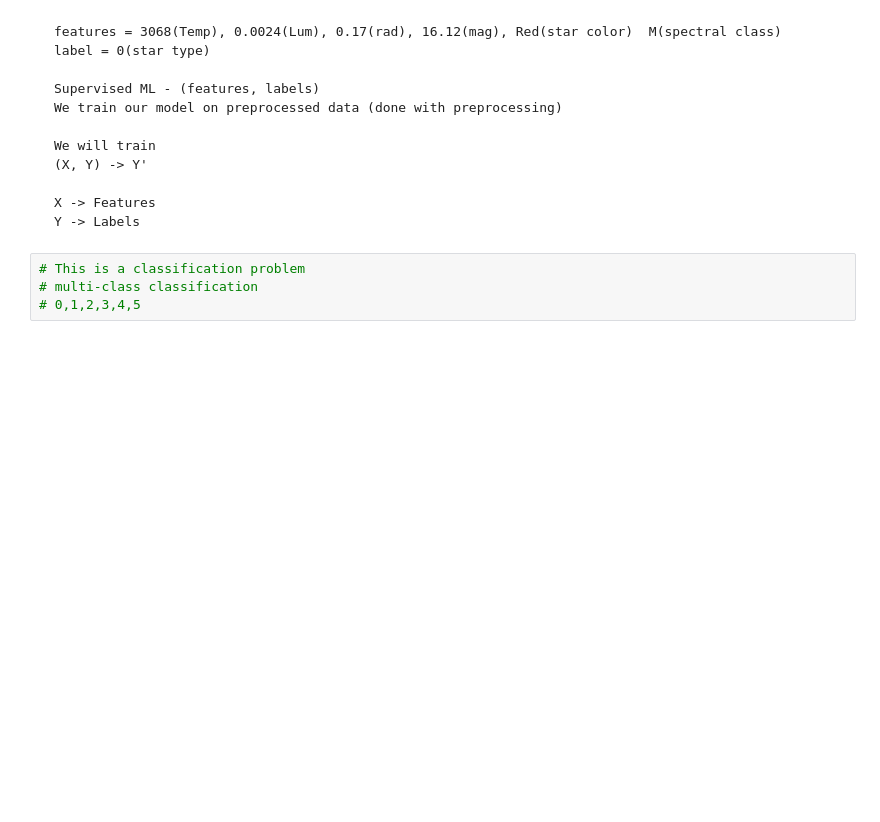
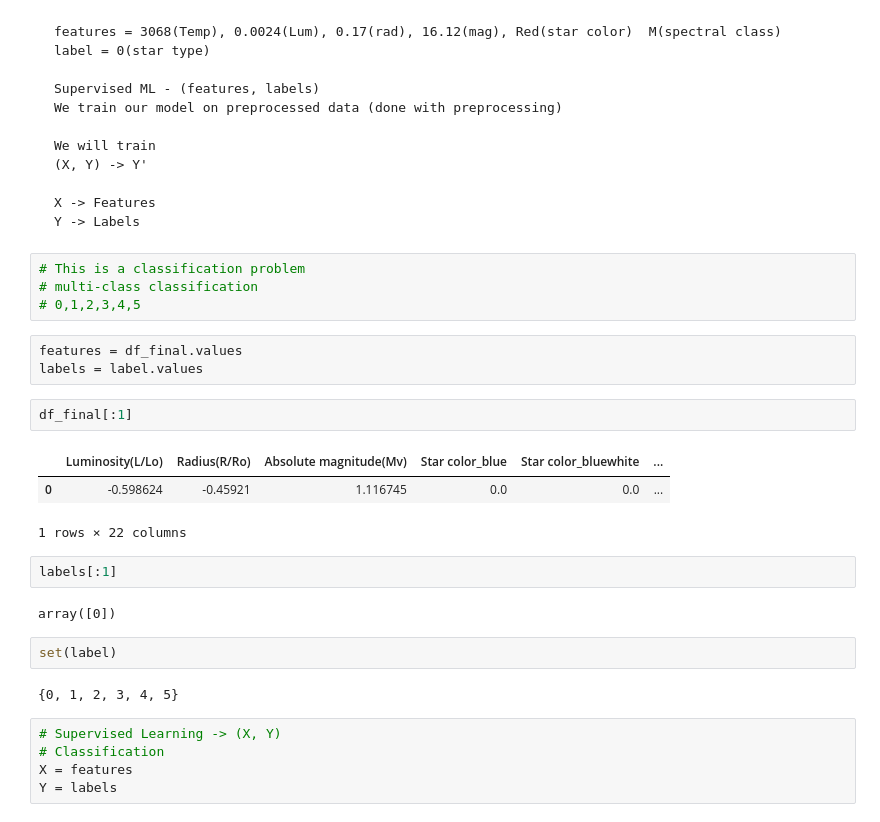
Before and after one commit to intermurphi/astropy, a Jupyter notebook: research/notebook.ipynb, the cells around one changed output. Drawn from its saved outputs; the diff is of its cells as text; blank space fills up the shorter version.

```diff
--- a/research/notebook.ipynb
+++ b/research/notebook.ipynb
@@ -477,3 +477,25 @@ Y -> Labels
 # This is a classification problem
 # multi-class classification
 # 0,1,2,3,4,5
+# %%
+features = df_final.values
+labels = label.values
+# %%
+df_final[:1]
+# %% [output]
+|  | Luminosity(L/Lo) | Radius(R/Ro) | Absolute magnitude(Mv) | Star color_blue | Star color_bluewhite | ... |
+| 0 | -0.598624 | -0.45921 | 1.116745 | 0.0 | 0.0 | ... |
+1 rows × 22 columns
+# %%
+labels[:1]
+# %% [output]
+array([0])
+# %%
+set(label)
+# %% [output]
+{0, 1, 2, 3, 4, 5}
+# %%
+# Supervised Learning -> (X, Y)
+# Classification
+X = features
+Y = labels
```
Also changed, not shown: parts of 6 cells of this notebook.
